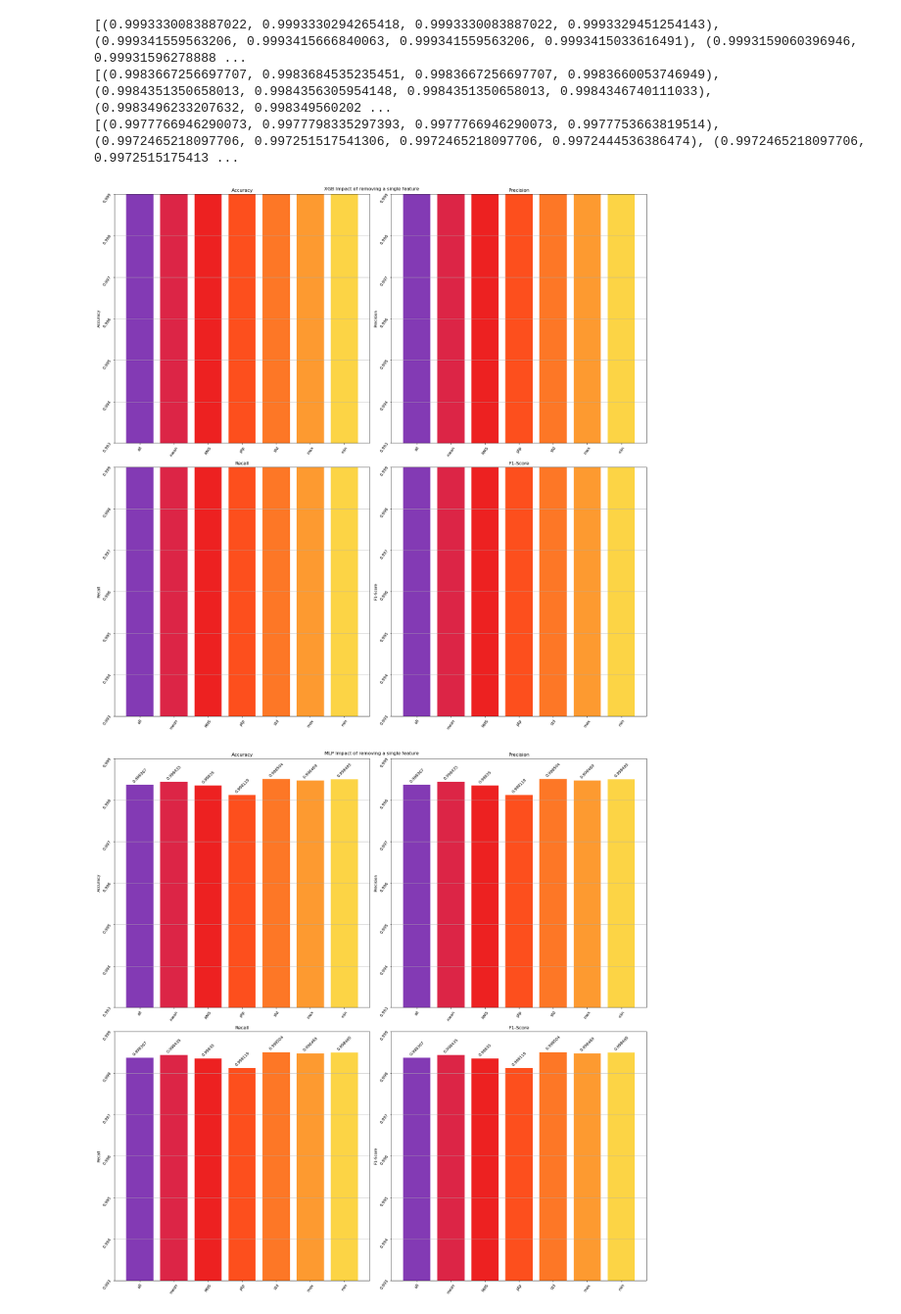
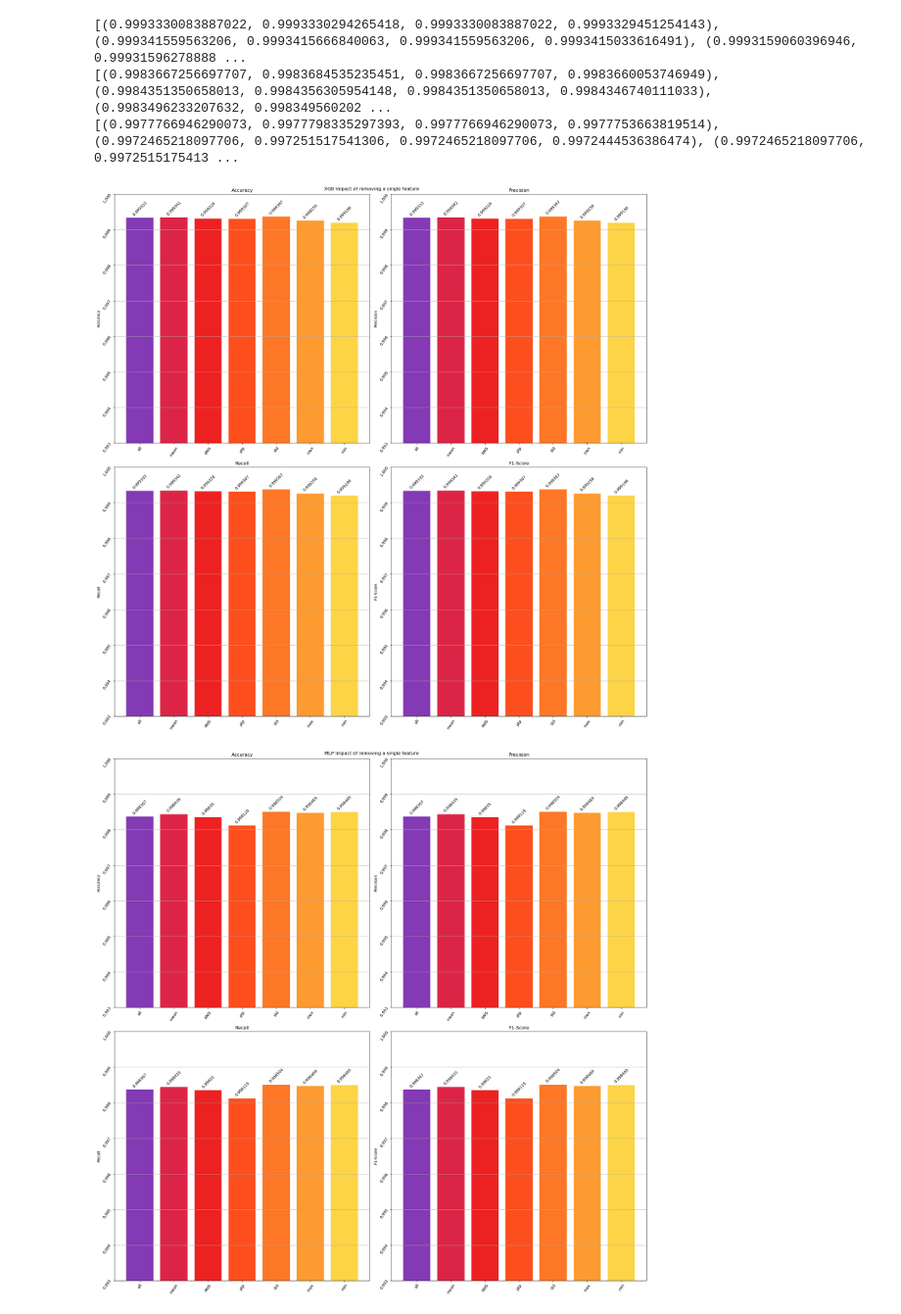
Before and after one commit to marsluca/Network-failure-cause-identification, a Jupyter notebook: 1_1/1.1 - impact of including or excluding different features.ipynb, the cells around one changed output. Shown at 98% size. Cells and saved outputs as stored; diff of their text form; code cells hidden in the pictures.

Commit message:
1_5 and 1_1 Figures update

```diff
--- a/1_1/1.1 - impact of including or excluding different features.ipynb
+++ b/1_1/1.1 - impact of including or excluding different features.ipynb
@@ -243,7 +243,7 @@ for i in range(len(models_name)):
     axs[0,0].set_title('Accuracy')
     axs[0,0].set_ylabel('Accuracy')
     axs[0,0].bar_label(axs[0,0].containers[0], label_type='edge', padding=3, rotation=45)
-    axs[0,0].set_ylim(0.993, 0.999)
+    axs[0,0].set_ylim(0.993, 1)
     axs[0,0].yaxis.grid(True)
 
     y = [item[1] for item in all_metrics[i]]
@@ -252,35 +252,35 @@ for i in range(len(models_name)):
     axs[0,1].set_title('Precision')
     axs[0,1].set_ylabel('Precision')
     axs[0,1].bar_label(axs[0,0].containers[0], label_type='edge', padding=3, rotation=45)
-    axs[0,1].set_ylim(0.993, 0.999)
+    axs[0,1].set_ylim(0.993, 1)
     axs[0,1].yaxis.grid(True)
 
     y = [item[2] for item in all_metrics[i]]
     axs[1,0].bar(all_data.keys(), y, color=bar_colors)
     axs[1,0].tick_params(labelrotation=55)
     axs[1,0].set_title('Recall')
     axs[1,0].set_ylabel('Recall')
     axs[1,0].bar_label(axs[0,0].containers[0], label_type='edge', padding=3, rotation=45)
-    axs[1,0].set_ylim(0.993, 0.999)
+    axs[1,0].set_ylim(0.993, 1)
     axs[1,0].yaxis.grid(True)
 
     y = [item[3] for item in all_metrics[i]]
     axs[1,1].bar(all_data.keys(), y, color=bar_colors)
     axs[1,1].tick_params(labelrotation=55)
     axs[1,1].set_title('F1-Score')
     axs[1,1].set_ylabel('F1-Score')
     axs[1,1].bar_label(axs[0,0].containers[0], label_type='edge', padding=3, rotation=45)
-    axs[1,1].set_ylim(0.993, 0.999)
+    axs[1,1].set_ylim(0.993, 1)
     axs[1,1].yaxis.grid(True)
 
     #axs[1,0].set_xlabel('Without the specified feature')
     #axs[1,1].set_xlabel('Without the specified feature')
 
     image_title = models_name[i] + ' Impact of removing a single feature'
     fig.suptitle(image_title)
 
     fig.tight_layout()
     fig.savefig(fig_folder+'/'+image_title.replace(" ", "_")+'.png')
 # %% [output]
-[figure, old version]
+[figure, new version]
-[figure, old version]
+[figure, new version]
```
Also changed, not shown: parts of 1 cell of this notebook, 35 other files.
